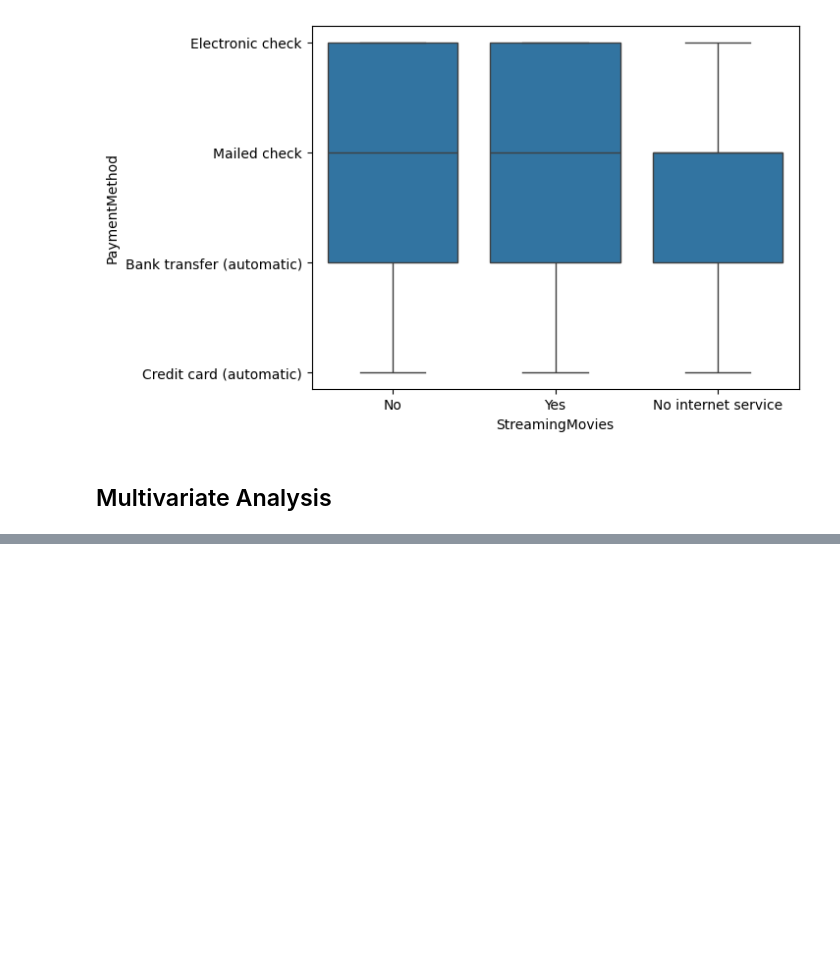
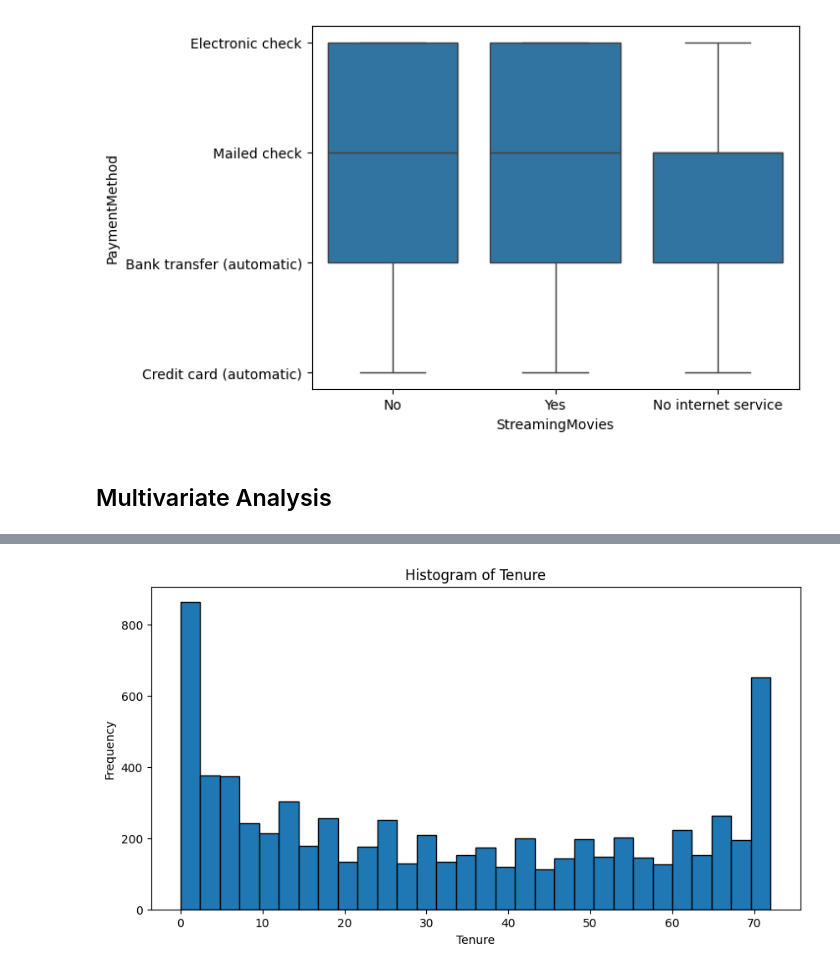
Before and after one commit to ajithk1503/EDA-DA, a Jupyter notebook: EDA_da.ipynb, the cells around one changed output, grey strips where cells are left out. Saved outputs shown, nothing was run; the diff lists cells and outputs as text; code cells hidden in the pictures; blank space fills up the shorter version.

```diff
--- a/EDA_da.ipynb
+++ b/EDA_da.ipynb
@@ -305,0 +344,9 @@ plt.show()
+# %%
+#median
+# mean tenure
+print("Mean of Tenure: ",data.tenure.median())
+# mean Monthly Charges
+print("Mean of Monthly Charges: ",data.MonthlyCharges.median())
+# mean Total Charges
+data['TotalCharges'] = pd.to_numeric(data['TotalCharges'], errors='coerce')
+print("Mean of Total Charges: ", data.TotalCharges.median())
@@ -305,0 +597,10 @@ plt.show()
+# %%
+# Histogram
+plt.figure(figsize=(10, 5))
+plt.hist(data['tenure'], bins=30, edgecolor='black')
+plt.title('Histogram of Tenure')
+plt.xlabel('Tenure')
+plt.ylabel('Frequency')
+plt.show()
+# %% [output]
+[figure, added]
```
Also changed, not shown: parts of 42 cells of this notebook.
